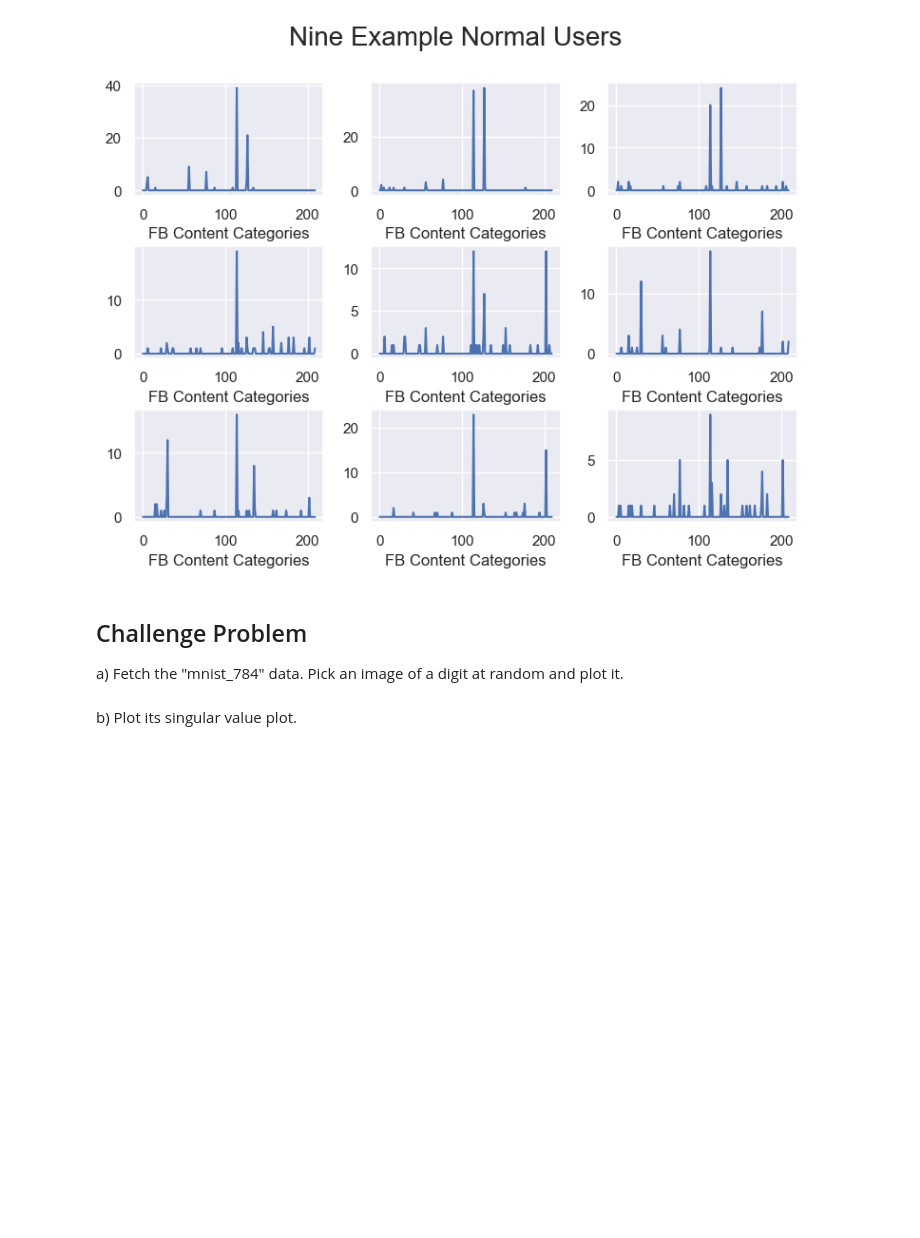
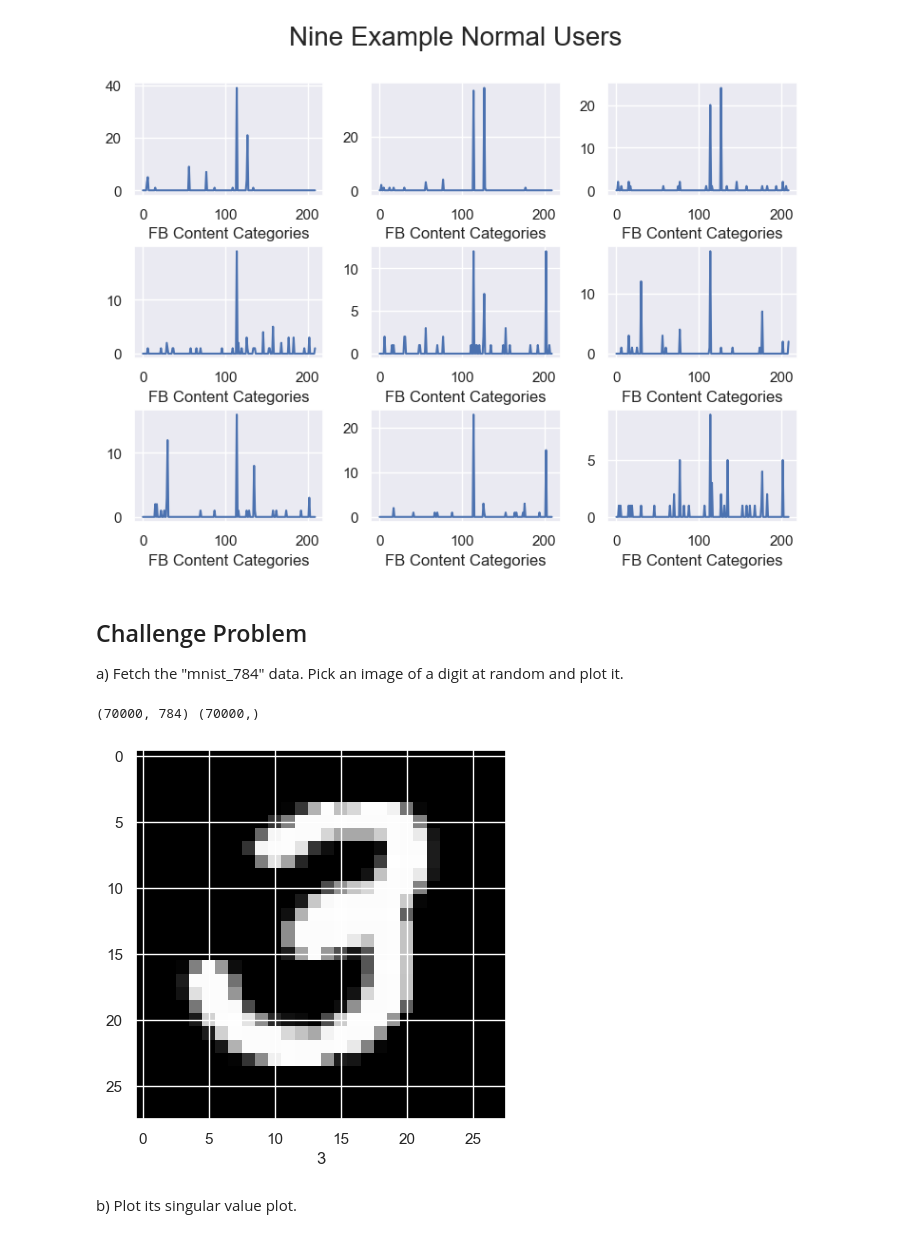
Before and after one commit to haoqi-ai/CS506_Data-Science-Fundamentals, a Jupyter notebook: lecture_10/worksheet_10.ipynb, the cells around one changed output. Drawn from its saved outputs; the diff is of its cells as text; code cells hidden in the pictures; blank space fills up the shorter version.

```diff
--- a/lecture_10/worksheet_10.ipynb
+++ b/lecture_10/worksheet_10.ipynb
@@ -334,2 +331,15 @@ X, y = fetch_openml(name="mnist_784", version=1, return_X_y=True, as_frame=False
+# %%
+print(X.shape, y.shape)
+# %% [output]
+(70000, 784) (70000,)
+# %%
+idx = np.random.randint(0, len(X))
+
+image = X[idx].reshape(28, 28)
+plt.imshow(image, cmap="gray")
+plt.xlabel(y[idx])
+plt.show()
+# %% [output]
+[figure, added]
 # %% [markdown]
 b) Plot its singular value plot.
```
Also changed, not shown: parts of 19 cells of this notebook.
